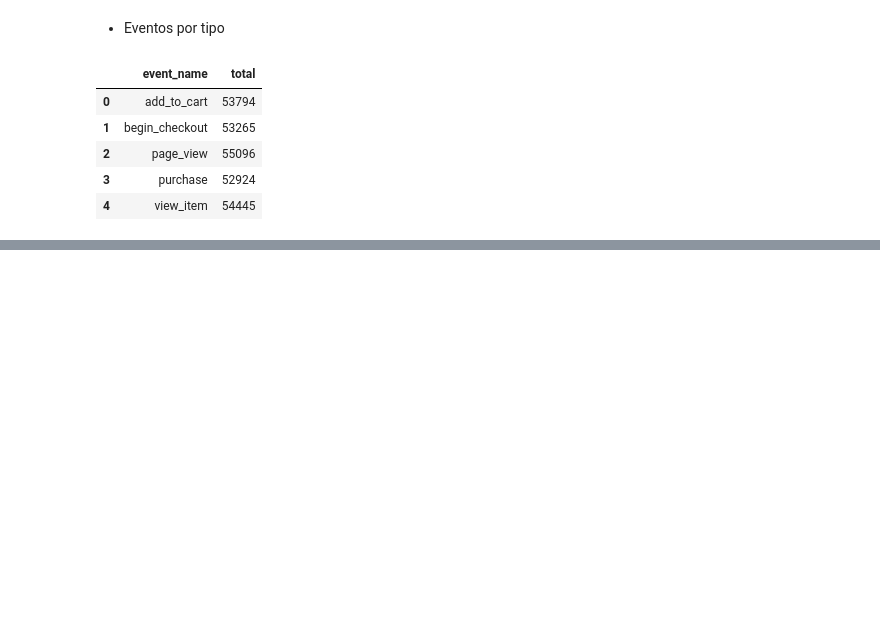
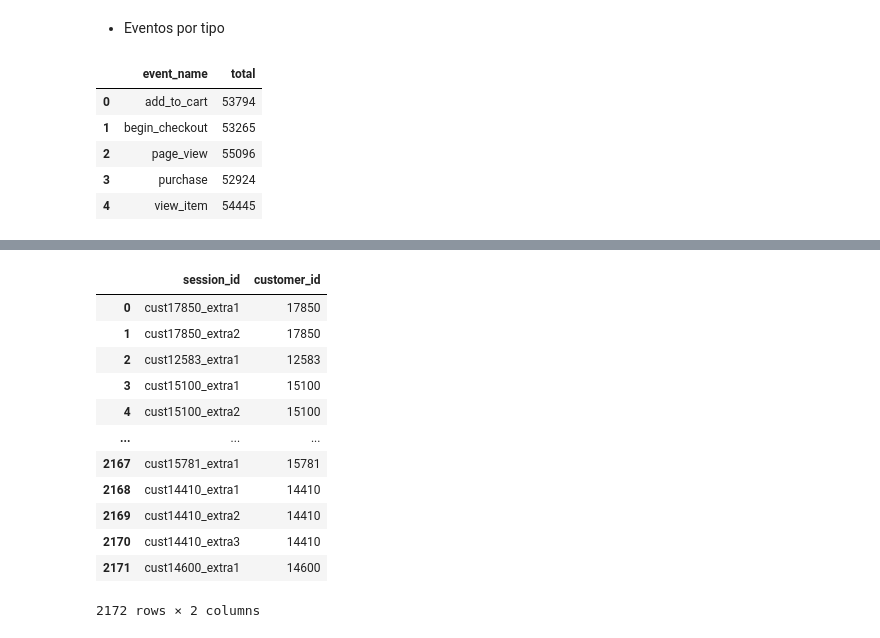
Before and after one commit to gbuvoli/DA_T8, a Jupyter notebook: Sprint4_semana1.ipynb, the cells around one changed output, grey strips where cells are left out. Saved outputs shown, nothing was run; the diff lists cells and outputs as text; code cells hidden in the pictures; blank space fills up the shorter version.

```diff
--- a/Sprint4_semana1.ipynb
+++ b/Sprint4_semana1.ipynb
@@ -271,0 +319,27 @@ df
+# %%
+#Query 3: sesiones de page view que no llegaron a purchase
+
+query= '''SELECT
+DISTINCT session_id, customer_id
+FROM events
+WHERE event_name = 'page_view'
+AND session_id NOT IN (SELECT
+DISTINCT session_id
+FROM events
+WHERE event_name = 'purchase')
+'''
+pd.read_sql(query, conn)
+# %% [output]
+|  | session_id | customer_id |
+| 0 | cust17850_extra1 | 17850 |
+| 1 | cust17850_extra2 | 17850 |
+| 2 | cust12583_extra1 | 12583 |
+| 3 | cust15100_extra1 | 15100 |
+| 4 | cust15100_extra2 | 15100 |
+| ... | ... | ... |
+| 2167 | cust15781_extra1 | 15781 |
+| 2168 | cust14410_extra1 | 14410 |
+| 2169 | cust14410_extra2 | 14410 |
+| 2170 | cust14410_extra3 | 14410 |
+| 2171 | cust14600_extra1 | 14600 |
+2172 rows × 2 columns
```
Also changed, not shown: parts of 19 cells of this notebook.
